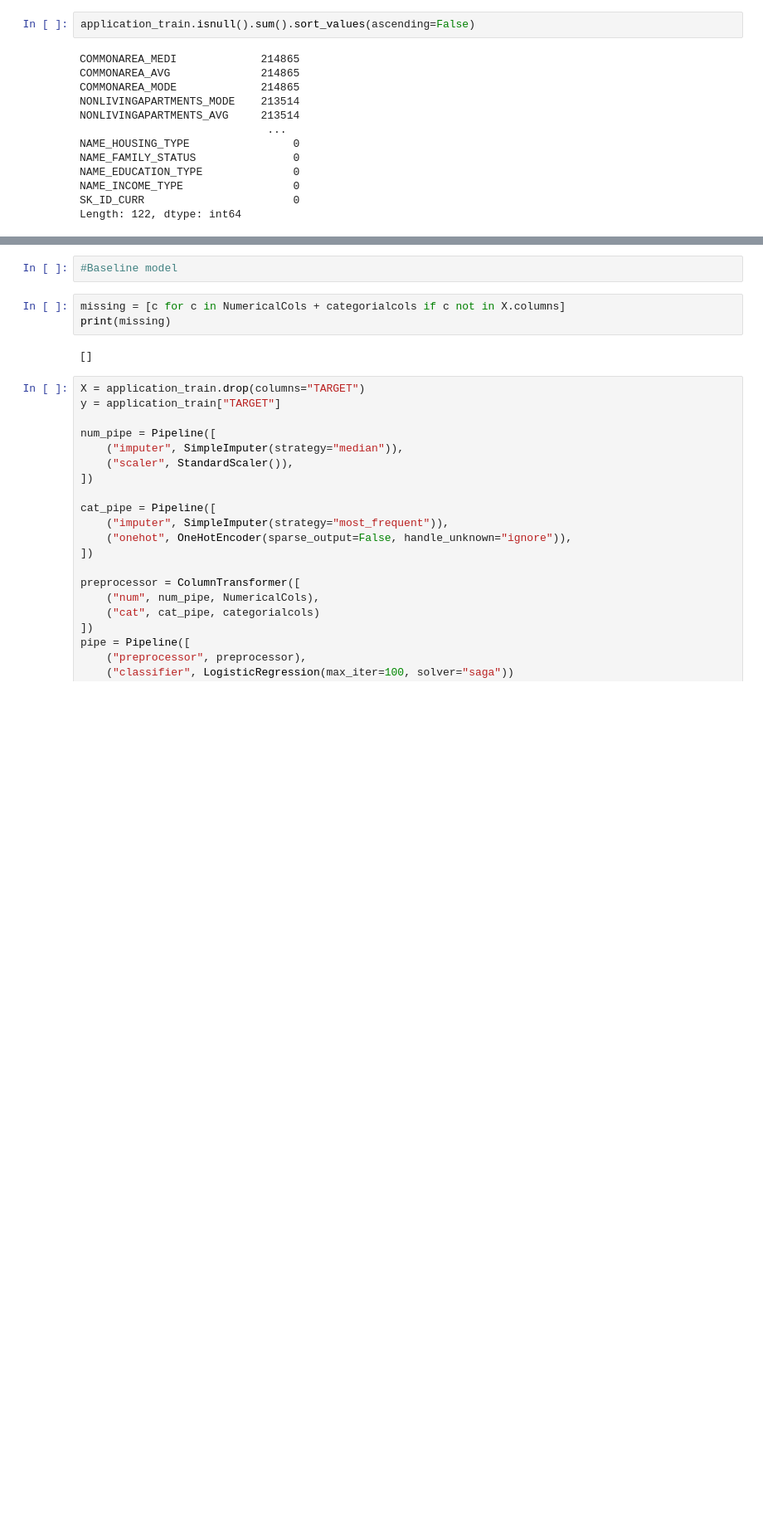
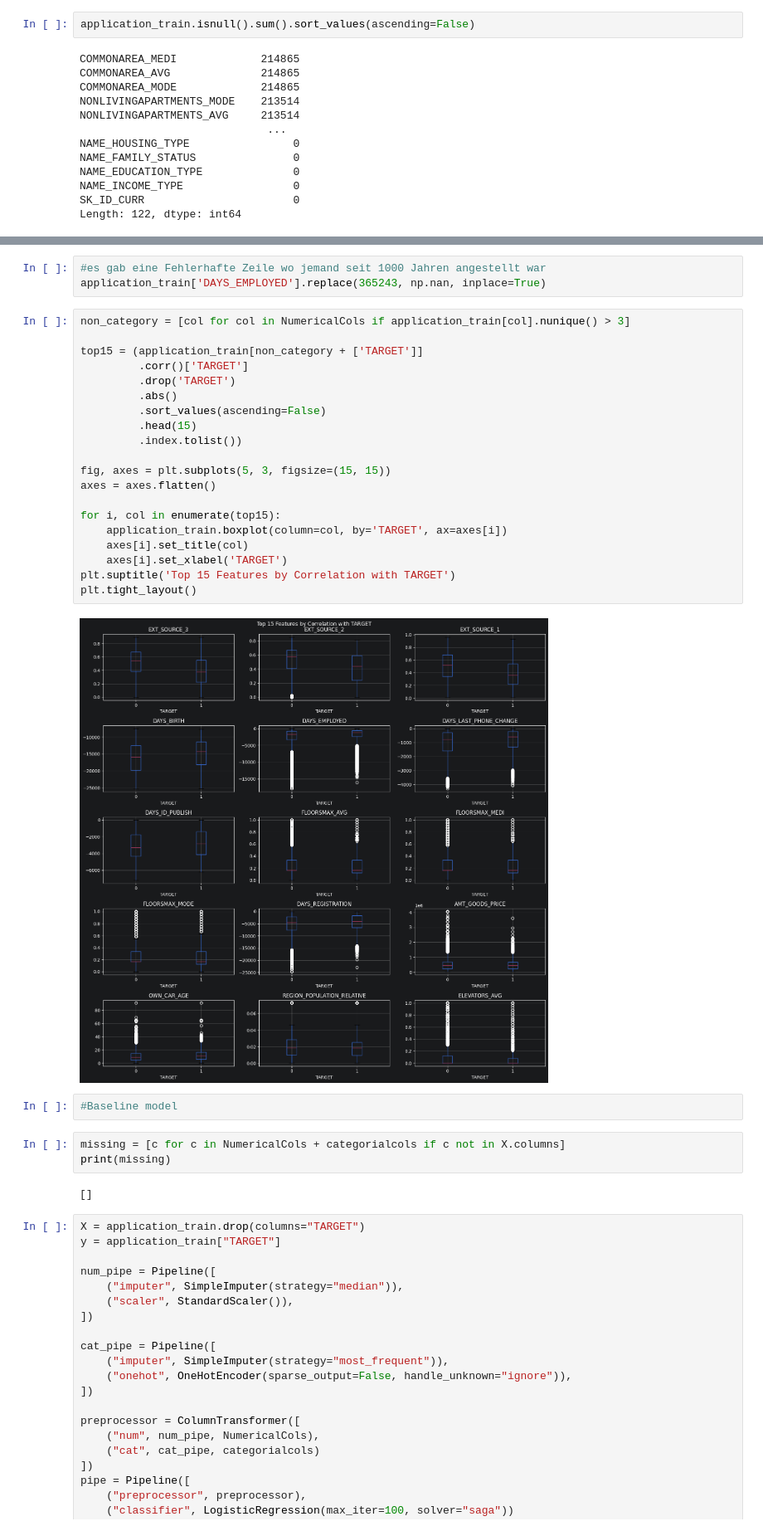
Before and after one commit to SirHelpMePlease/Home-Credit-Default-Risk-Kaggle, a Jupyter notebook: 01_EDA.ipynb, the cells around one changed output, grey strips where cells are left out. Shown at 83% size. Saved outputs shown, nothing was run; the diff lists cells and outputs as text; blank space fills up the shorter version.

```diff
--- a/01_EDA.ipynb
+++ b/01_EDA.ipynb
@@ -117,3 +132,28 @@ Length: 122, dtype: int64
+# %%
+#es gab eine Fehlerhafte Zeile wo jemand seit 1000 Jahren angestellt war
+application_train['DAYS_EMPLOYED'].replace(365243, np.nan, inplace=True)
+# %%
+non_category = [col for col in NumericalCols if application_train[col].nunique() > 3]
+
+top15 = (application_train[non_category + ['TARGET']]
+         .corr()['TARGET']
+         .drop('TARGET')
+         .abs()
+         .sort_values(ascending=False)
+         .head(15)
+         .index.tolist())
+
+fig, axes = plt.subplots(5, 3, figsize=(15, 15))
+axes = axes.flatten()
+
+for i, col in enumerate(top15):
+    application_train.boxplot(column=col, by='TARGET', ax=axes[i])
+    axes[i].set_title(col)
+    axes[i].set_xlabel('TARGET')
+plt.suptitle('Top 15 Features by Correlation with TARGET')
+plt.tight_layout()
+# %% [output]
+[figure, added]
 # %%
 #Baseline model
 # %%
```
Also changed, not shown: parts of 2 cells of this notebook.
